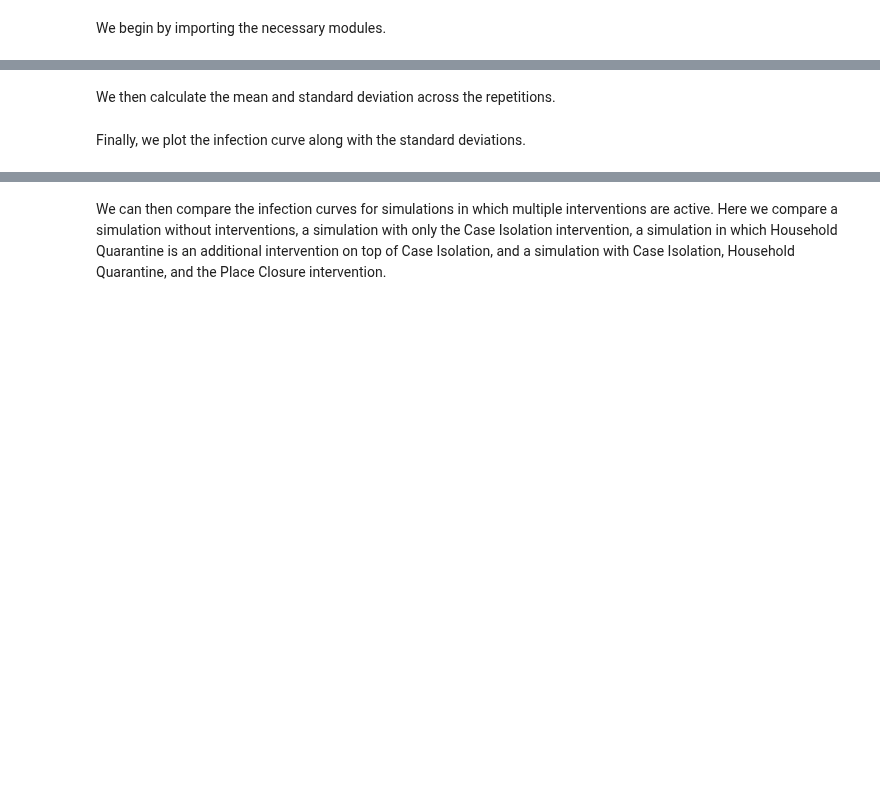
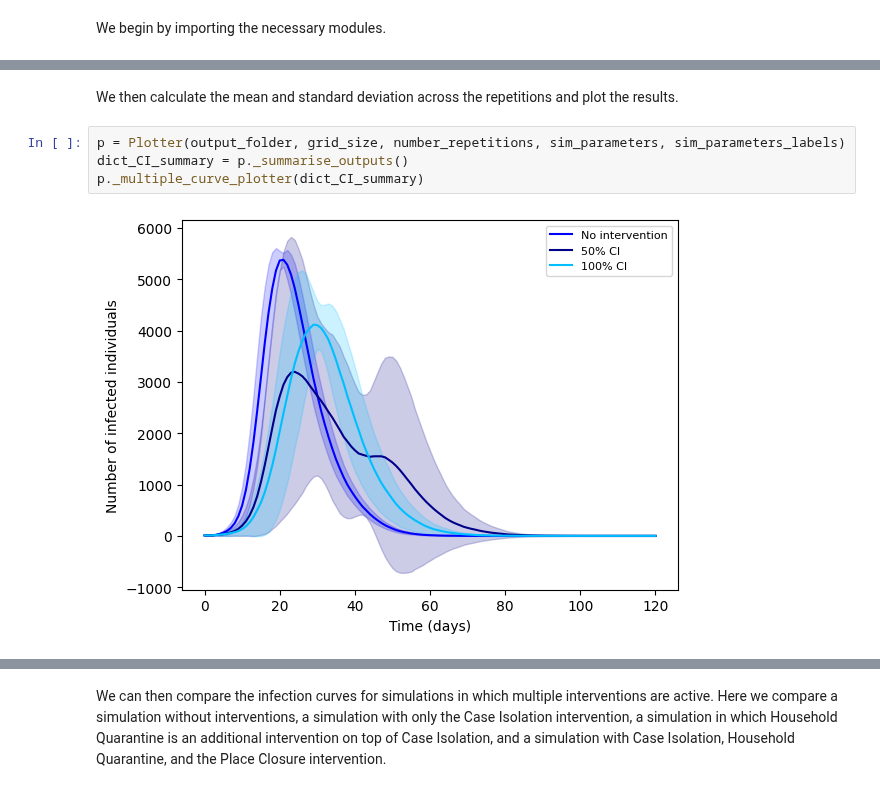
Before and after one commit to SABS-R3-Epidemiology/epiabm, a Jupyter notebook: python_examples/toy_spatial/model_interventions.ipynb, the cells around one changed output, grey strips where cells are left out. Cells and saved outputs as stored; diff of their text form; blank space fills up the shorter version.

Commit message:
CI example and multiple interventions example

```diff
--- a/python_examples/toy_spatial/model_interventions.ipynb
+++ b/python_examples/toy_spatial/model_interventions.ipynb
@@ -17,4 +134,8 @@ For this example, we show how to run a simulation with the Case Isolation interv
 # %% [markdown]
-We then calculate the mean and standard deviation across the repetitions.
+We then calculate the mean and standard deviation across the repetitions and plot the results.
-# %% [markdown]
-Finally, we plot the infection curve along with the standard deviations.
+# %%
+p = Plotter(output_folder, grid_size, number_repetitions, sim_parameters, sim_parameters_labels)
+dict_CI_summary = p._summarise_outputs()
+p._multiple_curve_plotter(dict_CI_summary)
+# %% [output]
+[figure, added]
```
Also changed, not shown: parts of 13 cells of this notebook.
